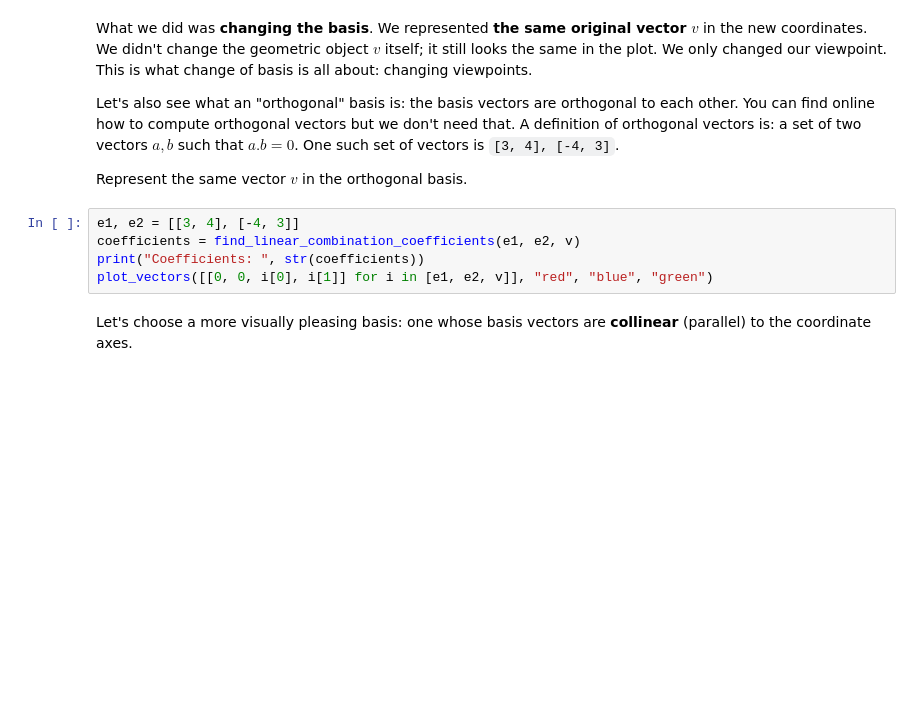
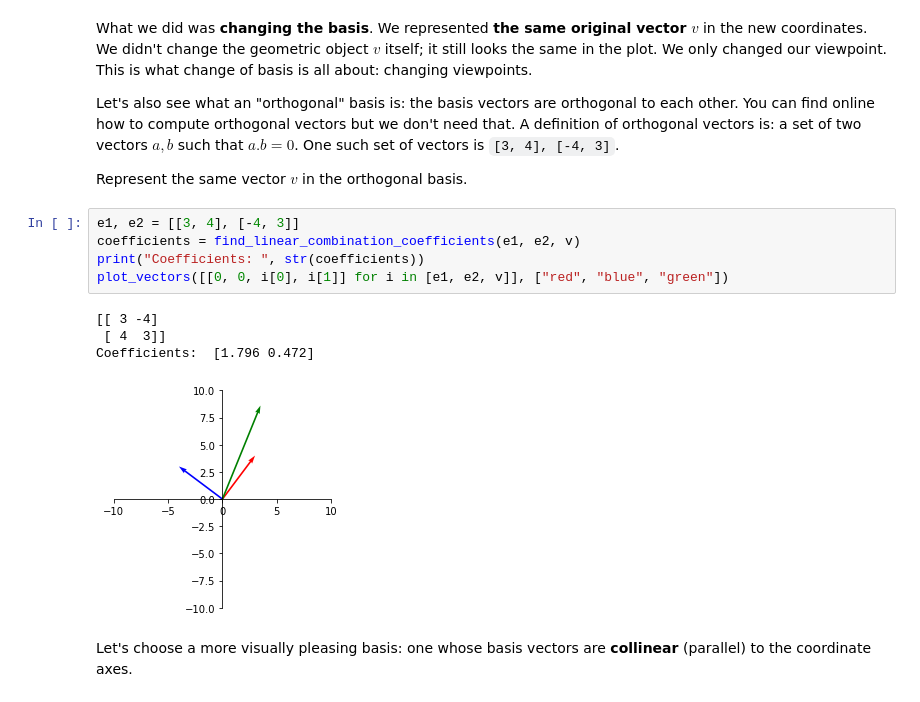
Before and after one commit to viraco4a/SoftUni, a Jupyter notebook: MathConceptsForDevelopers/Exercise_3_LINEAR_ALGEBRA/Linear Algebra Exercise.ipynb, the cells around one changed output. Cells and saved outputs as stored; diff of their text form; blank space fills up the shorter version.

```diff
--- a/MathConceptsForDevelopers/Exercise_3_LINEAR_ALGEBRA/Linear Algebra Exercise.ipynb
+++ b/MathConceptsForDevelopers/Exercise_3_LINEAR_ALGEBRA/Linear Algebra Exercise.ipynb
@@ -108,8 +107,13 @@ Represent the same vector $v$ in the orthogonal basis.
 # %%
 e1, e2 = [[3, 4], [-4, 3]]
 coefficients = find_linear_combination_coefficients(e1, e2, v)
 print("Coefficients: ", str(coefficients))
-plot_vectors([[0, 0, i[0], i[1]] for i in [e1, e2, v]], "red", "blue", "green")
+plot_vectors([[0, 0, i[0], i[1]] for i in [e1, e2, v]], ["red", "blue", "green"])
+# %% [output]
+[[ 3 -4]
+ [ 4  3]]
+Coefficients:  [1.796 0.472]
+[figure, added]
 # %% [markdown]
 Let's choose a more visually pleasing basis: one whose basis vectors are **collinear** (parallel) to the coordinate axes.
 # %%
```
Also changed, not shown: parts of 33 cells of this notebook.
